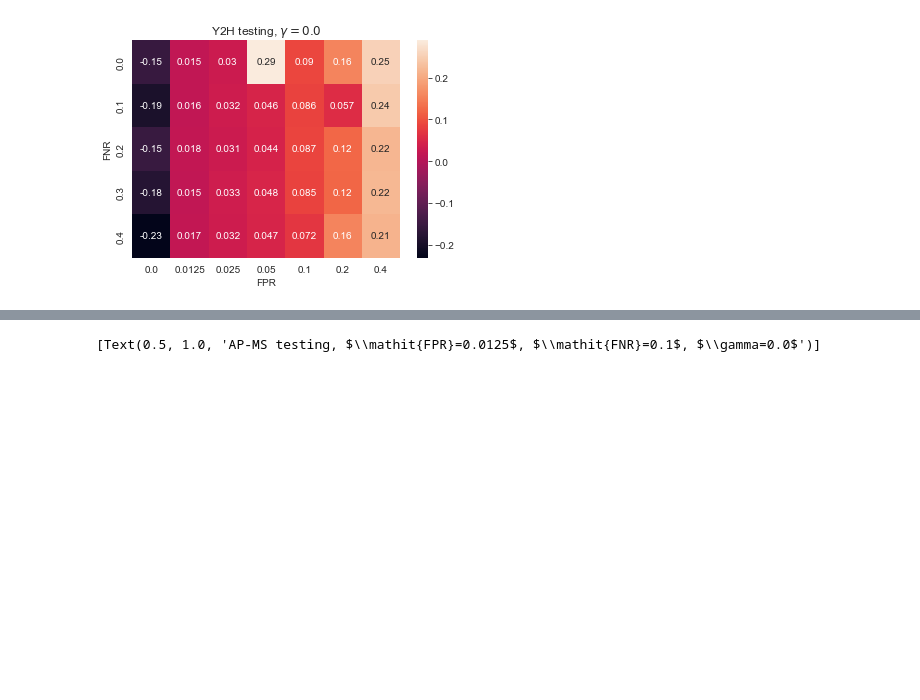
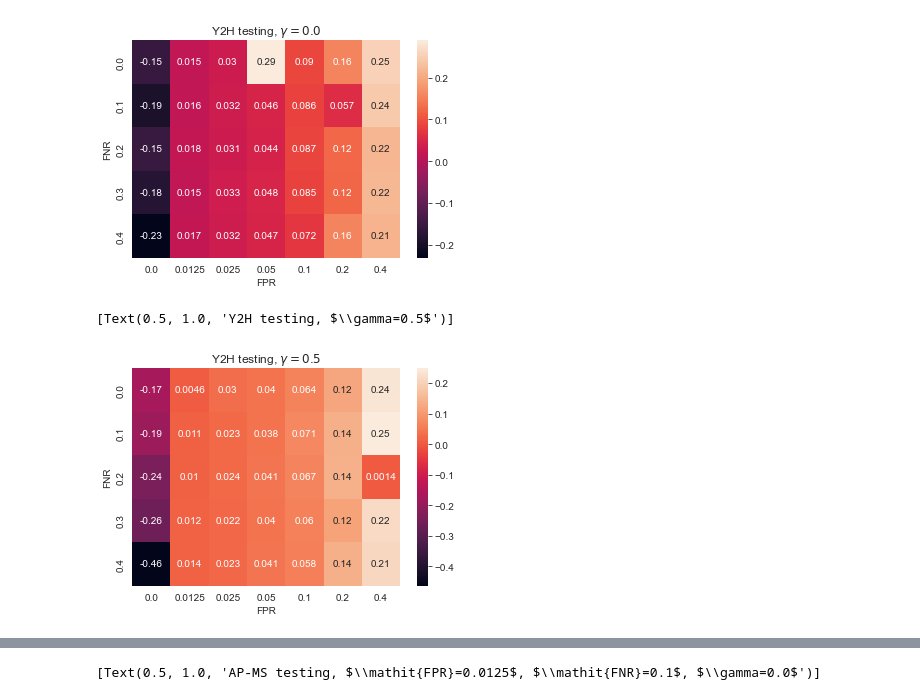
Before and after one commit to bionetslab/ppi-network-simulation, a Jupyter notebook: plot_results.ipynb, the cells around one changed output, grey strips where cells are left out. Cells and saved outputs as stored; diff of their text form; code cells hidden in the pictures; blank space fills up the shorter version.

```diff
--- a/plot_results.ipynb
+++ b/plot_results.ipynb
@@ -42,6 +42,12 @@ sns.heatmap(deltas_Y2H.pivot('FNR', 'FPR', 'delta_sod'),annot=True).set(title=r'
 # %% [output]
 [Text(0.5, 1.0, 'Y2H testing, $\\gamma=0.0$')]
 [figure]
+# %%
+deltas_Y2H = deltas_sods('Y2H', 0.5)
+sns.heatmap(deltas_Y2H.pivot('FNR', 'FPR', 'delta_sod'),annot=True).set(title=r'Y2H testing, $\gamma={}$'.format(0.5))
+# %% [output]
+[Text(0.5, 1.0, 'Y2H testing, $\\gamma=0.5$')]
+[figure, added]
 # %%
 deltas_AP_MS = deltas_sods('AP-MS', 0.0)
 sns.heatmap(deltas_AP_MS.pivot('FNR', 'FPR', 'delta_sod'),annot=True).set(title=r'AP-MS testing, $\gamma={}$'.format(0.0))
```
Also changed, not shown: parts of 6 cells of this notebook.
